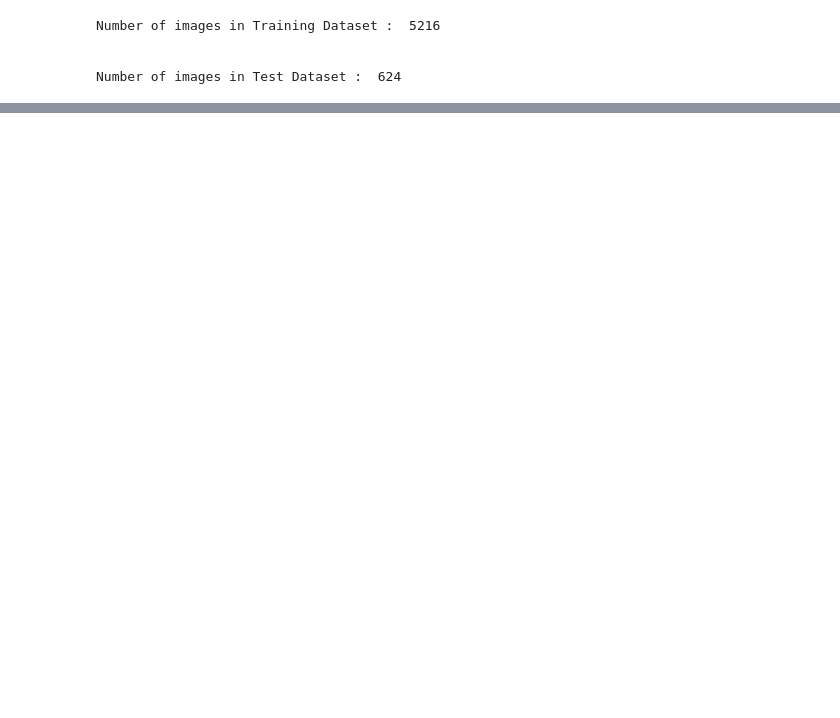
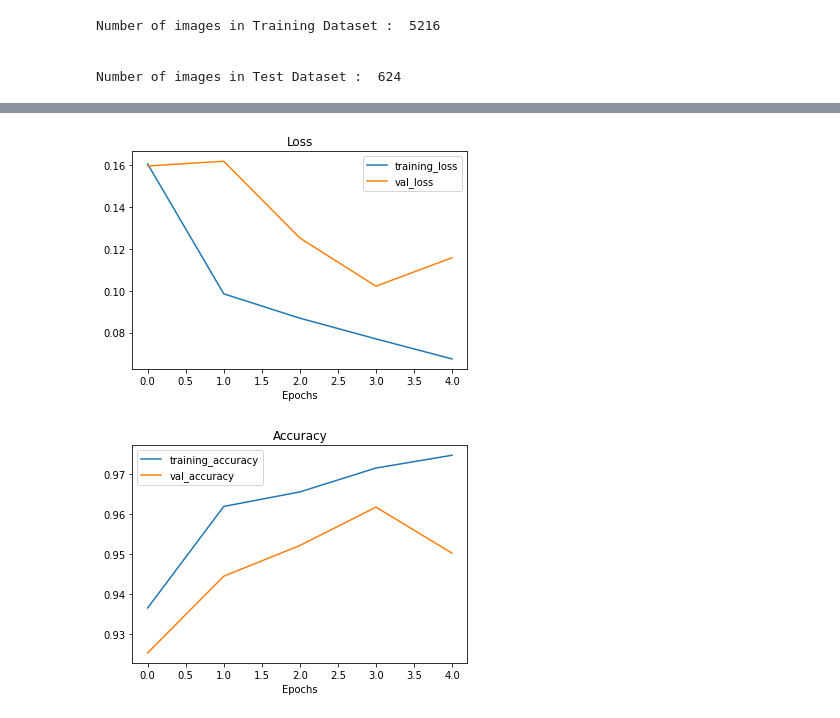
Before and after one commit to omkar3602/pneumonia-detector, a Jupyter notebook: Pneumonia.ipynb, the cells around one changed output, grey strips where cells are left out. Cells and saved outputs as stored; diff of their text form; code cells hidden in the pictures; blank space fills up the shorter version.

```diff
--- a/Pneumonia.ipynb
+++ b/Pneumonia.ipynb
@@ -239,0 +470,21 @@ predict_and_plot(model, path, random_category, classes)
+# %%
+efficientnet_url = "https://tfhub.dev/tensorflow/efficientnet/b0/feature-vector/1"
+# %%
+# Create model
+efficientnet_model = create_model(model_url=efficientnet_url, # use EfficientNetB0 TensorFlow Hub URL
+                                  num_classes=2)
+# %%
+# Compile EfficientNet model
+efficientnet_model.compile(loss='binary_crossentropy',
+                           optimizer=tf.keras.optimizers.Adam(),
+                           metrics=['accuracy'])
+# %%
+# Fit EfficientNet model
+efficientnet_history = efficientnet_model.fit(X_train,
+                                              y_train,
+                                              epochs=5, # train for 5 epochs
+                                              steps_per_epoch=len(X_train),
+                                              validation_data=(X_valid, y_valid),
+                                              validation_steps=len(X_valid),
+                                              callbacks=[create_tensorboard_callback(dir_name="tensorflow_hub",
+                                                                                     experiment_name="efficientnetB0")])
@@ -239,0 +503,5 @@ predict_and_plot(model, path, random_category, classes)
+# %%
+plot_loss_curves(efficientnet_history)
+# %% [output]
+[figure, added]
+[figure, added]
```
Also changed, not shown: parts of 63 cells of this notebook, 2 other files.
